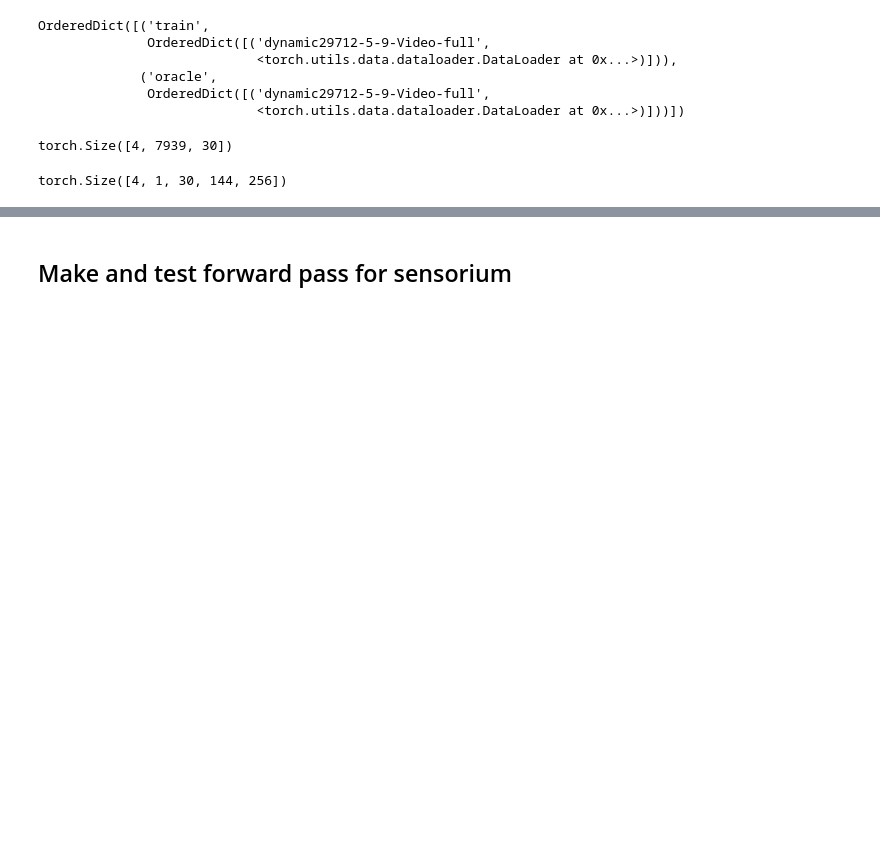
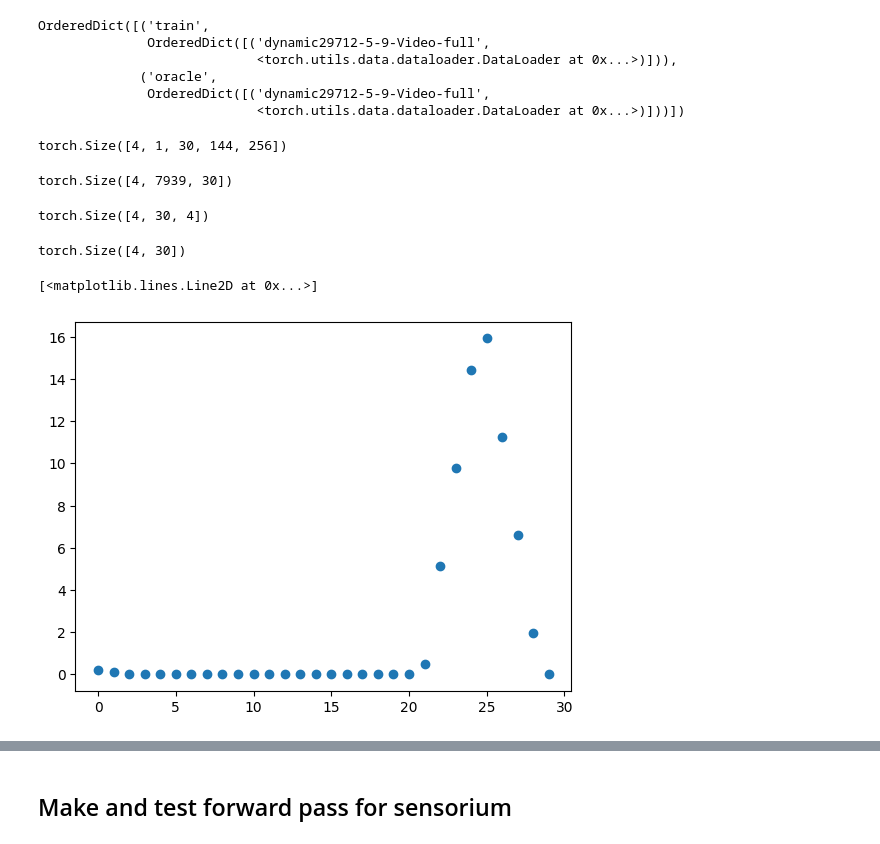
Before and after one commit to sensorium-competition/experanto, a Jupyter notebook: examples/sensorium_min_example.ipynb, the cells around one changed output, grey strips where cells are left out. Drawn from its saved outputs; the diff is of its cells as text; code cells hidden in the pictures; blank space fills up the shorter version.

```diff
--- a/examples/sensorium_min_example.ipynb
+++ b/examples/sensorium_min_example.ipynb
@@ -25,23 +27,46 @@ https://github.com/ecker-lab/sensorium_2023/blob/main/sensorium/utility/scores.p
 train_dataset = Mouse2pVideoDataset(root_folder=root_folder,
         tier='train',
         stim_duration=30,
-        sampling_rate=20,
+        sampling_rate=30,
         subsample=True,
         cut=True,
         add_channel=True,
         channel_pos=0,
-        rescale=True)
+        interp_config = {
+            'screen' : {'rescale': True},
+            'responses' : {'keep_nans' : False,
+                           'interpolation_mode' : 'linear',
+                           'interp_window' : 5},
+            'eye_tracker' : {'keep_nans' : False,
+                           'interpolation_mode' : 'linear',
+                           'interp_window' : 5},
+            'treadmill' : {'keep_nans' : False,
+                           'interpolation_mode' : 'linear',
+                           'interp_window' : 5},
+            }
+                                   )
 # %%
 val_dataset = Mouse2pVideoDataset(
     root_folder,
     tier='oracle',
         stim_duration=30,
-        sampling_rate=20,
+        sampling_rate=30,
         subsample=False, # this would start taking chunks from the begining always
         cut=True,
         add_channel=True,
         channel_pos=0,
-        rescale=True
+        interp_config = {
+            'screen' : {'rescale': True},
+            'responses' : {'keep_nans' : False,
+                           'interpolation_mode' : 'linear',
+                           'interp_window' : 5},
+            'eye_tracker' : {'keep_nans' : False,
+                           'interpolation_mode' : 'linear',
+                           'interp_window' : 5},
+            'treadmill' : {'keep_nans' : False,
+                           'interpolation_mode' : 'linear',
+                           'interp_window' : 5},
+            }
     )
 # %%
 batch_size = 4
@@ -65,2 +93,6 @@ it =next(iter(data_loaders['train'][m]))
+# %%
+it.screen.shape
+# %% [output]
+torch.Size([4, 1, 30, 144, 256])
 # %%
 it.responses.shape
@@ -68,7 +99,15 @@ it.responses.shape
 # %% [output]
 torch.Size([4, 7939, 30])
-# %%
-it.screen.shape
-# original dataloader was orch.Size([batch, channels, times, h, w])
-# %% [output]
-torch.Size([4, 1, 30, 144, 256])
+# %%
+it.eye_tracker.shape
+# %% [output]
+torch.Size([4, 30, 4])
+# %%
+it.treadmill.shape
+# %% [output]
+torch.Size([4, 30])
+# %%
+plt.plot(it.responses[0, 0], 'o')
+# %% [output]
+[<matplotlib.lines.Line2D at 0x...>]
+[figure, added]
```
Also changed, not shown: parts of 19 cells of this notebook, 3 other files.
